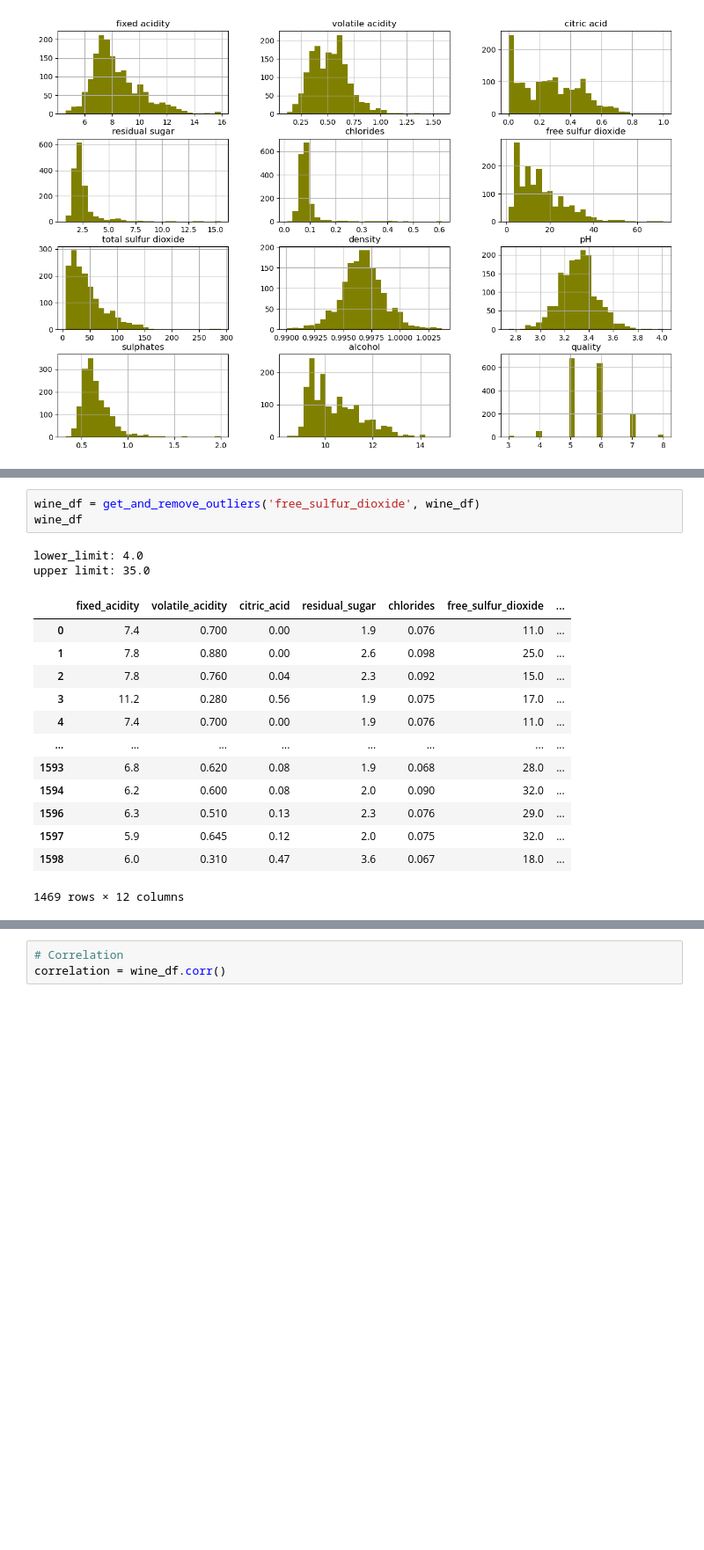
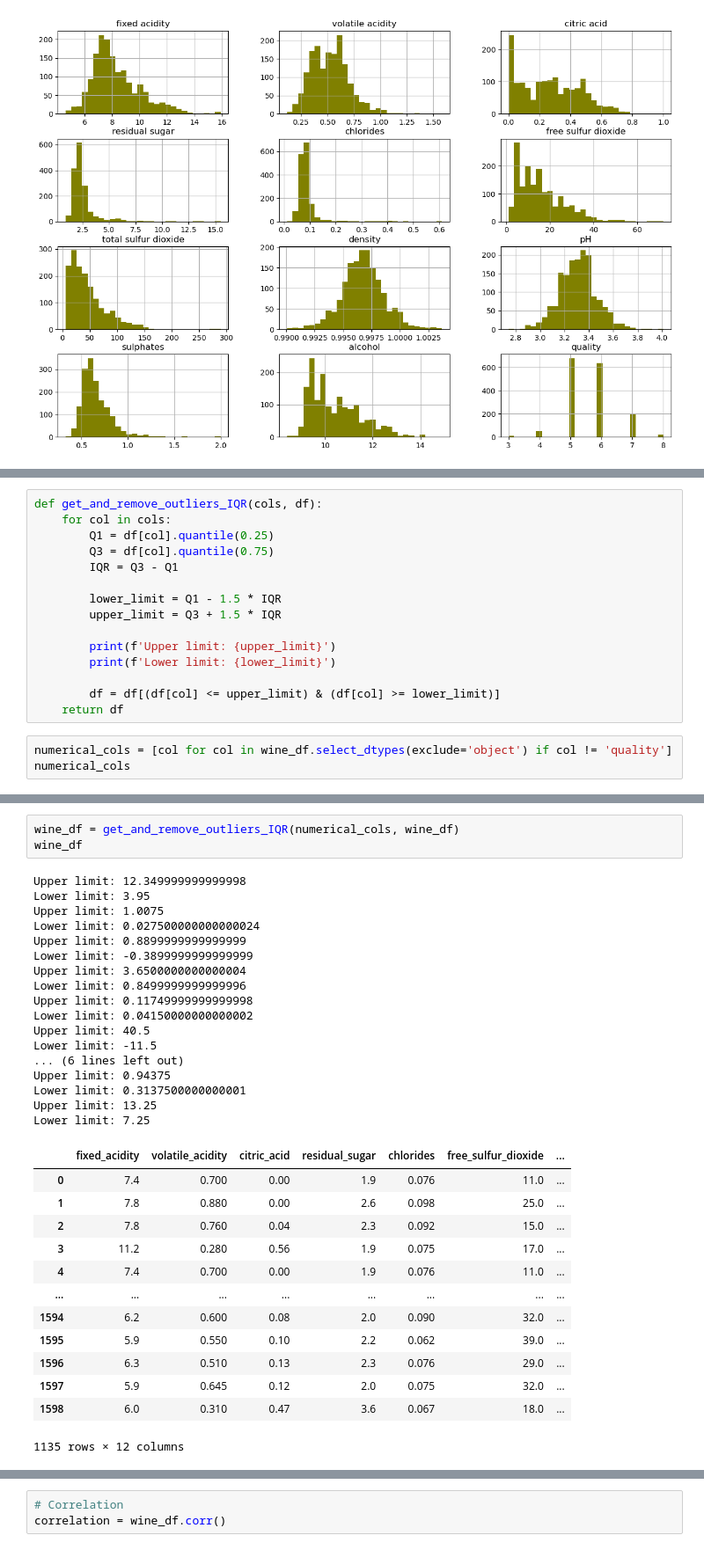
Before and after one commit to Aifedayo/Random-Forest-Red-and-White-Wine-Quality, a Jupyter notebook: src/notebook/red_and_white_wine_qa.ipynb, the cells around one changed output, grey strips where cells are left out. Shown at 88% size. Saved outputs shown, nothing was run; the diff lists cells and outputs as text; blank space fills up the shorter version.

```diff
--- a/src/notebook/red_and_white_wine_qa.ipynb
+++ b/src/notebook/red_and_white_wine_qa.ipynb
@@ -118,0 +121,18 @@ def get_and_remove_outliers(col, df):
+# %%
+def get_and_remove_outliers_IQR(cols, df):
+    for col in cols:
+        Q1 = df[col].quantile(0.25)
+        Q3 = df[col].quantile(0.75)
+        IQR = Q3 - Q1
+
+        lower_limit = Q1 - 1.5 * IQR
+        upper_limit = Q3 + 1.5 * IQR
+
+        print(f'Upper limit: {upper_limit}')
+        print(f'Lower limit: {lower_limit}')
+
+        df = df[(df[col] <= upper_limit) & (df[col] >= lower_limit)]
+    return df
+# %%
+numerical_cols = [col for col in wine_df.select_dtypes(exclude='object') if col != 'quality']
+numerical_cols
@@ -119,19 +151,34 @@ def get_and_remove_outliers(col, df):
 # %%
-wine_df = get_and_remove_outliers('free_sulfur_dioxide', wine_df)
+wine_df = get_and_remove_outliers_IQR(numerical_cols, wine_df)
 wine_df
 # %% [output]
-lower_limit: 4.0
-upper limit: 35.0
+Upper limit: 12.349999999999998
+Lower limit: 3.95
+Upper limit: 1.0075
+Lower limit: 0.027500000000000024
+Upper limit: 0.8899999999999999
+Lower limit: -0.3899999999999999
+Upper limit: 3.6500000000000004
+Lower limit: 0.8499999999999996
+Upper limit: 0.11749999999999998
+Lower limit: 0.04150000000000002
+Upper limit: 40.5
+Lower limit: -11.5
+... (6 lines left out)
+Upper limit: 0.94375
+Lower limit: 0.3137500000000001
+Upper limit: 13.25
+Lower limit: 7.25
 |  | fixed_acidity | volatile_acidity | citric_acid | residual_sugar | chlorides | free_sulfur_dioxide | ... |
 | 0 | 7.4 | 0.700 | 0.00 | 1.9 | 0.076 | 11.0 | ... |
 | 1 | 7.8 | 0.880 | 0.00 | 2.6 | 0.098 | 25.0 | ... |
 | 2 | 7.8 | 0.760 | 0.04 | 2.3 | 0.092 | 15.0 | ... |
 | 3 | 11.2 | 0.280 | 0.56 | 1.9 | 0.075 | 17.0 | ... |
 | 4 | 7.4 | 0.700 | 0.00 | 1.9 | 0.076 | 11.0 | ... |
 | ... | ... | ... | ... | ... | ... | ... | ... |
-| 1593 | 6.8 | 0.620 | 0.08 | 1.9 | 0.068 | 28.0 | ... |
 | 1594 | 6.2 | 0.600 | 0.08 | 2.0 | 0.090 | 32.0 | ... |
+| 1595 | 5.9 | 0.550 | 0.10 | 2.2 | 0.062 | 39.0 | ... |
 | 1596 | 6.3 | 0.510 | 0.13 | 2.3 | 0.076 | 29.0 | ... |
 | 1597 | 5.9 | 0.645 | 0.12 | 2.0 | 0.075 | 32.0 | ... |
 | 1598 | 6.0 | 0.310 | 0.47 | 3.6 | 0.067 | 18.0 | ... |
-1469 rows × 12 columns
+1135 rows × 12 columns
```
Also changed, not shown: parts of 12 cells of this notebook.
